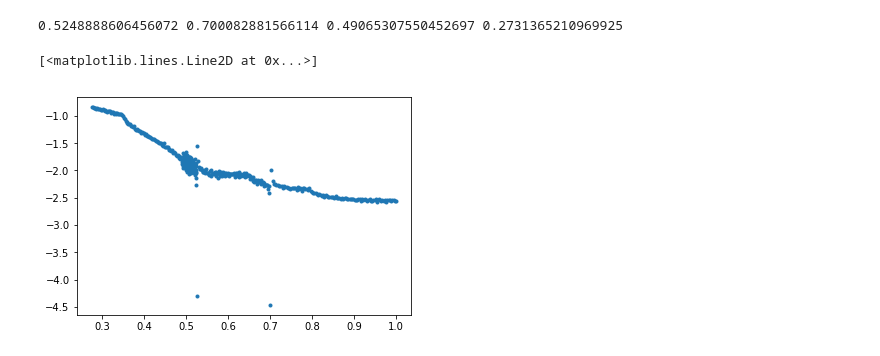
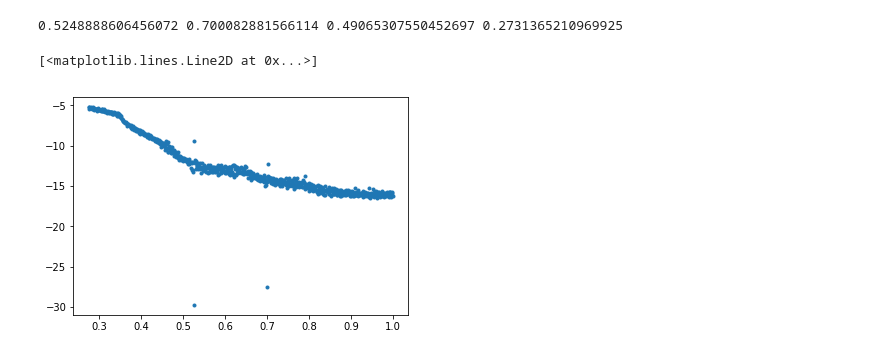
Before and after one commit to margres/Master-thesis, a Jupyter notebook: Contour_integral.ipynb, the cells around one changed output. Cells and saved outputs as stored; diff of their text form; code cells hidden in the pictures.

```diff
--- a/Contour_integral.ipynb
+++ b/Contour_integral.ipynb
@@ -174,9 +174,12 @@ tau_saddle1=tau_critical[index_saddle1]
 tau_saddle2=tau_critical[index_saddle2]
 tau_min1=tau_critical[index_min1]
 tau_min2=tau_critical[index_min2]
+# %%
+def amount_bins(crit_1, crit_2, step=0.001):
+    return (crit_2-crit_1)/step
 # %%
-def plot_hist_parts(part,n_bins=100):
-    values, bins, _ = plt.hist(part, n_bins, color='gray', weights=dx[:len(part)]*dx[:len(part)]/(np.max(part)-np.min(part))*n_bins*1/(2*np.pi))
+def plot_hist_parts(part,n_bins):
+    values, bins, _ = plt.hist(part, n_bins, color='gray', weights=dx[:len(part)]*dx[:len(part)]/(np.max(part)-np.min(part))*n_bins)
     return values, bins
 # %%
 tau_for_hist=tau.flatten()
@@ -206,7 +205,7 @@ len(bins_1)
 # %%
-values_1, bins_1=plot_hist_parts(first_part)
-values_2, bins_2=plot_hist_parts(second_part)
-values_3, bins_3=plot_hist_parts(third_part)
-values_4, bins_4=plot_hist_parts(fourth_part)
+values_1, bins_1=plot_hist_parts(first_part, int(amount_bins(np.min(tau),tau_min1)))
+values_2, bins_2=plot_hist_parts(second_part,int(amount_bins(tau_min1,tau_saddle1)))
+values_3, bins_3=plot_hist_parts(third_part,int(amount_bins(tau_saddle1,tau_saddle2)))
+values_4, bins_4=plot_hist_parts(fourth_part,int(amount_bins(tau_saddle2,1)))
 plt.show()
 # %% [output]
@@ -220,10 +219,10 @@ hist_time_step_3=np.diff(bins_3)[0]
 hist_time_step_4=np.diff(bins_4)[0]
 
 def contribute_min(mu_min):
-    return np.sqrt(mu_min)
+    return 2*np.pi*np.sqrt(mu_min)
 
 def contribute_saddle(mu_saddle, tau_1, tau_saddle, step, j):
-    return (-1/np.pi) * np.sqrt(-mu_saddle)*np.log((np.abs(tau_1+ step*j - tau_saddle)))
+    return -2 * np.sqrt(-mu_saddle)*np.log((np.abs(tau_1+ step*j - tau_saddle)))
 # %%
 print(mu_saddle1,mu_saddle2, mu_min1,mu_min2)
 # %% [output]
@@ -250,33 +249,37 @@ a_saddle2=[]
 
 for j,bin_val in enumerate(bins_1[:-1],1):
         b= contribute_min(mu_min2)+contribute_saddle(mu_saddle2,tau_min2,tau_saddle2,hist_time_step_1,j)+contribute_saddle(mu_saddle1,tau_min2,tau_saddle1,hist_time_step_1,j)
         a_min1_min2.append(tau_min2+hist_time_step_1*j)
         b_min1_min2.append(b)
 
 #min1_saddle1
 for j,bin_val in enumerate(bins_2[:-1],1):
         b=contribute_min(mu_min2) +contribute_min(mu_min1)+contribute_saddle(mu_saddle2,tau_min1,tau_saddle2,hist_time_step_2,j)+contribute_saddle(mu_saddle1,tau_min1,tau_saddle1,hist_time_step_2,j)
         a_min2_saddle1.append(tau_min1+hist_time_step_2*j)
         b_min2_saddle1.append(b)
 
 
 #saddle1_saddle2
 for j,bin_val in enumerate(bins_3[:-1],1):
         b= contribute_min(mu_min2) +contribute_min(mu_min1)+ contribute_saddle(mu_saddle2,tau_saddle1,tau_saddle2,hist_time_step_3,j)+contribute_saddle(mu_saddle1,tau_saddle1,tau_saddle1,hist_time_step_3,j)
         a_saddle1_saddle2.append(tau_saddle1+hist_time_step_3*j)
         b_saddle1_saddle2.append(b)
 
 #saddle2--
 for j,bin_val in enumerate(bins_4[:-1],1):
         b=contribute_min(mu_min2)+ contribute_min(mu_min1)+contribute_saddle(mu_saddle1,tau_saddle2,tau_saddle1,hist_time_step_4,j)+contribute_saddle(mu_saddle2,tau_saddle2,tau_saddle2,hist_time_step_4,j)
         a_saddle2.append(tau_saddle2+hist_time_step_4*j)
         b_saddle2.append(b)
 
 a=np.concatenate((a_min1_min2,a_min2_saddle1,a_saddle1_saddle2,a_saddle2))
-b=np.concatenate((values_1-b_min1_min2,values_2-b_min2_saddle1,values_3-b_saddle1_saddle2,values_4-b_saddle2))
+b_1=values_1-b_min1_min2
+b_2=values_2-b_min2_saddle1
+b_3=values_3-b_saddle1_saddle2
+b_4=values_4-b_saddle2
+b=np.concatenate((b_1,b_2,b_3,b_4))
 
-plt.plot(a,b, '.')
+plt.plot(a,b, '.',)
 #plt.xlim(0., 2)
 # %% [output]
 [<matplotlib.lines.Line2D at 0x...>]
-[figure, old version]
+[figure, new version]
```
Also changed, not shown: parts of 11 cells of this notebook, 4 other files.
